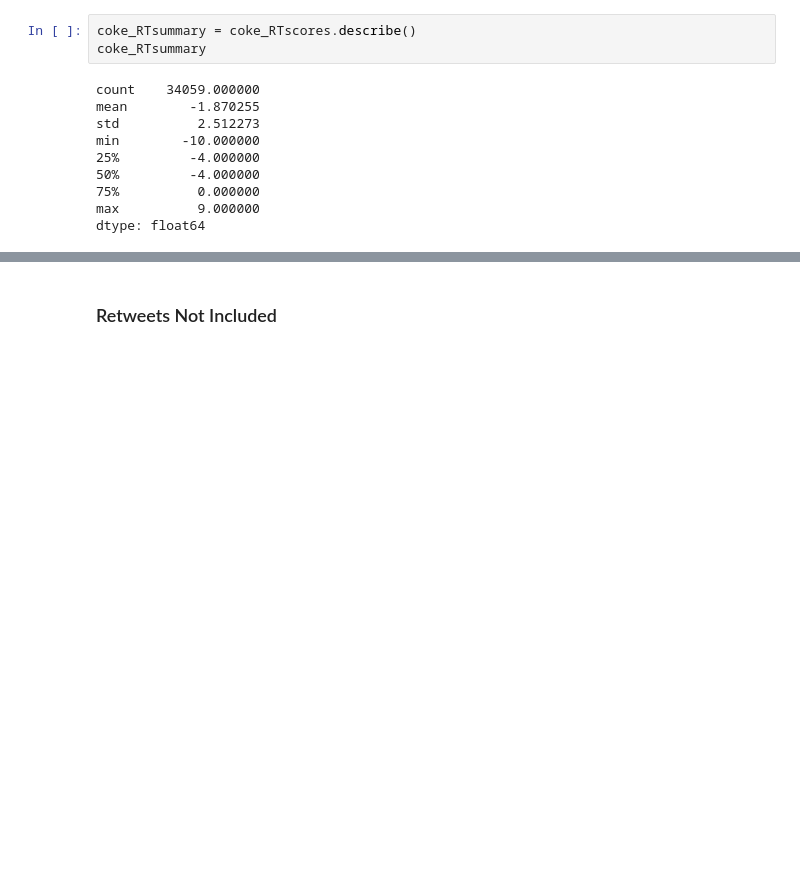
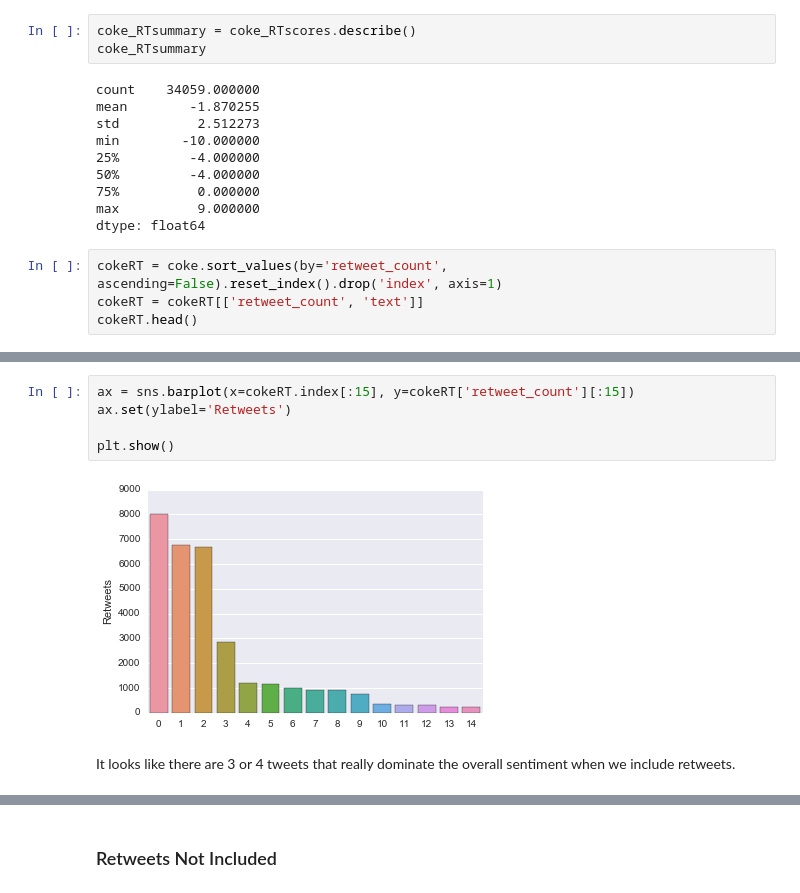
Before and after one commit to JDallasGriffin/SocialMediaAnalytics, a Jupyter notebook: Project/Project_SentimentAnalysis.ipynb, the cells around one changed output, grey strips where cells are left out. Drawn from its saved outputs; the diff is of its cells as text; blank space fills up the shorter version.

Commit message:
Tweets with most retweets for each commercial

```diff
--- a/Project/Project_SentimentAnalysis.ipynb
+++ b/Project/Project_SentimentAnalysis.ipynb
@@ -182,3 +182,7 @@ min        -10.000000
 75%          0.000000
 max          9.000000
 dtype: float64
+# %%
+cokeRT = coke.sort_values(by='retweet_count', ascending=False).reset_index().drop('index', axis=1)
+cokeRT = cokeRT[['retweet_count', 'text']]
+cokeRT.head()
@@ -184,0 +196,9 @@ dtype: float64
+# %%
+ax = sns.barplot(x=cokeRT.index[:15], y=cokeRT['retweet_count'][:15])
+ax.set(ylabel='Retweets')
+
+plt.show()
+# %% [output]
+[figure, added]
+# %% [markdown]
+It looks like there are 3 or 4 tweets that really dominate the overall sentiment when we include retweets.
```
Also changed, not shown: parts of 8 cells of this notebook.
